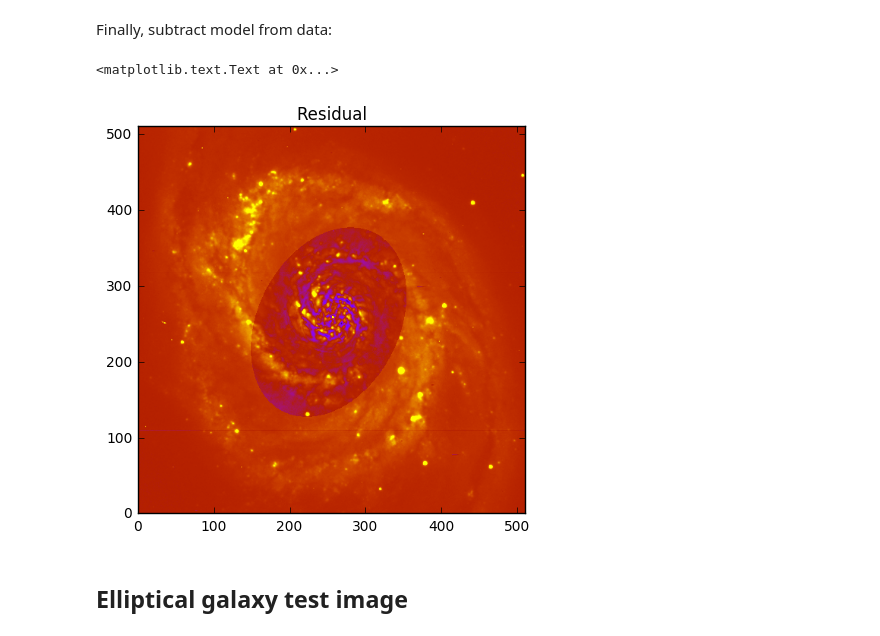
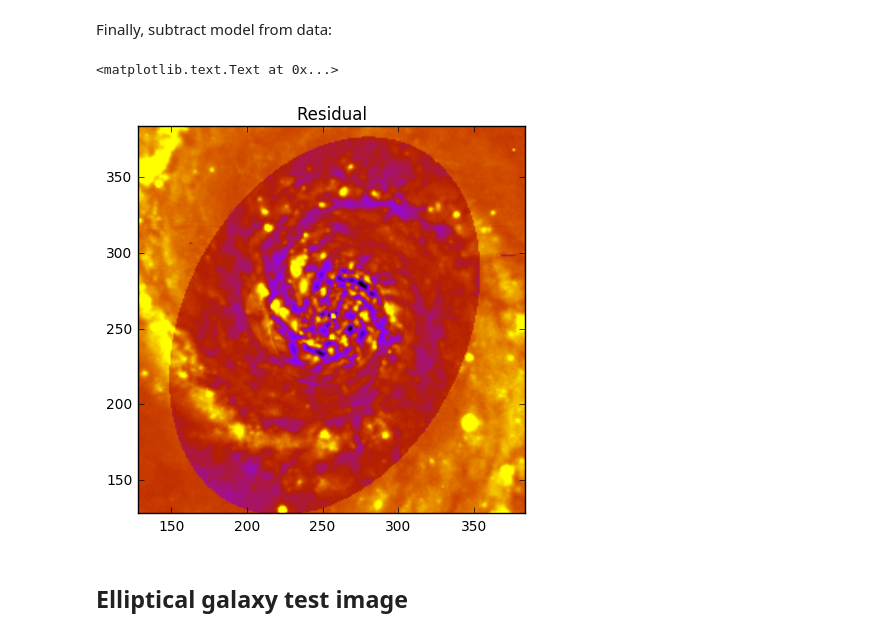
Before and after one commit to ibusko/isophote, a Jupyter notebook: docs/notebooks/example_model.ipynb, the cells around one changed output. Drawn from its saved outputs; the diff is of its cells as text; code cells hidden in the pictures.

```diff
--- a/docs/notebooks/example_model.ipynb
+++ b/docs/notebooks/example_model.ipynb
@@ -77,15 +77,15 @@ Finally, subtract model from data:
 # %%
 residual = pixel_data - model_image
 
 fig, ax = plt.subplots(figsize=(5, 5))
-ax.imshow(residual, cmap=cm.gnuplot, vmin=-300, vmax=300)
-limits = [0,511]
+ax.imshow(residual, cmap=cm.gnuplot, vmin=-200, vmax=200)
+limits = [128,384]
 ax.set_xlim(limits)
 ax.set_ylim(limits)
 ax.set_title("Residual")
 # %% [output]
 <matplotlib.text.Text at 0x...>
-[figure, old version]
+[figure, new version]
 # %% [markdown]
 ## Elliptical galaxy test image
 # %% [markdown]
```
